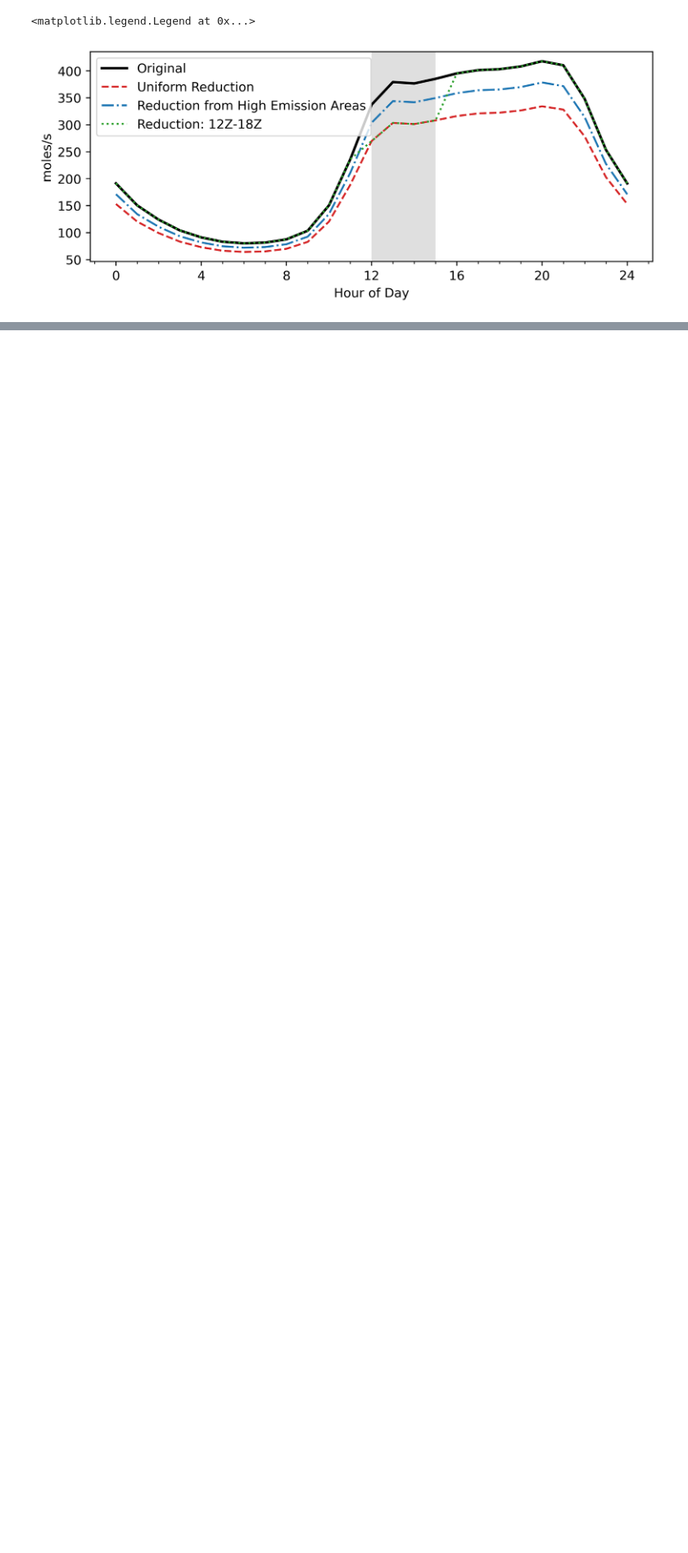
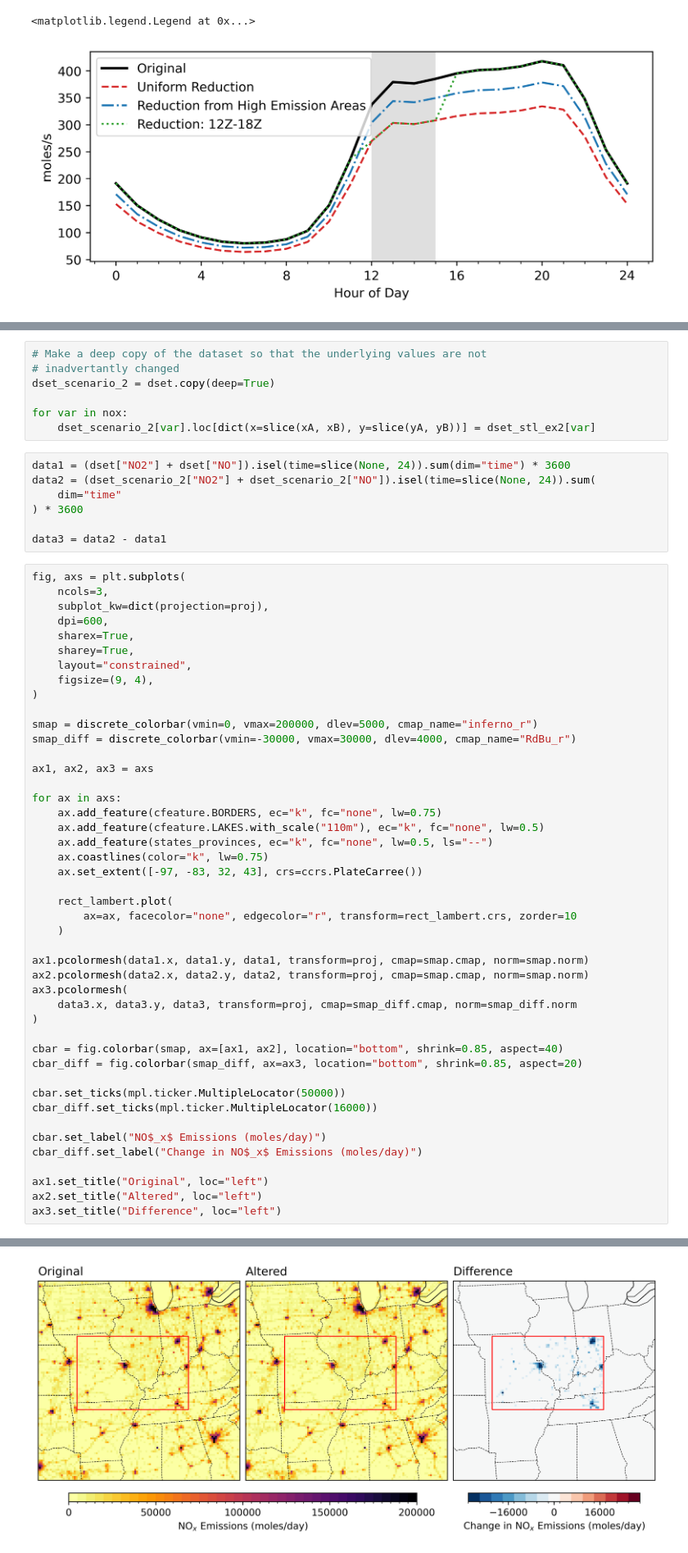
Before and after one commit to needham-michael/cmaq_visualization, a Jupyter notebook: examples/04_cmaq_emission_inputs.ipynb, the cells around one changed output, grey strips where cells are left out. Shown at 82% size. Drawn from its saved outputs; the diff is of its cells as text; blank space fills up the shorter version.

```diff
--- a/examples/04_cmaq_emission_inputs.ipynb
+++ b/examples/04_cmaq_emission_inputs.ipynb
@@ -336,0 +328,60 @@ Text(0.0, 1.0, '20% Reduction: 12Z-15Z')
+# %%
+# Make a deep copy of the dataset so that the underlying values are not
+# inadvertantly changed
+dset_scenario_2 = dset.copy(deep=True)
+
+for var in nox:
+    dset_scenario_2[var].loc[dict(x=slice(xA, xB), y=slice(yA, yB))] = dset_stl_ex2[var]
+# %%
+data1 = (dset["NO2"] + dset["NO"]).isel(time=slice(None, 24)).sum(dim="time") * 3600
+data2 = (dset_scenario_2["NO2"] + dset_scenario_2["NO"]).isel(time=slice(None, 24)).sum(
+    dim="time"
+) * 3600
+
+data3 = data2 - data1
+# %%
+fig, axs = plt.subplots(
+    ncols=3,
+    subplot_kw=dict(projection=proj),
+    dpi=600,
+    sharex=True,
+    sharey=True,
+    layout="constrained",
+    figsize=(9, 4),
+)
+
+smap = discrete_colorbar(vmin=0, vmax=200000, dlev=5000, cmap_name="inferno_r")
+smap_diff = discrete_colorbar(vmin=-30000, vmax=30000, dlev=4000, cmap_name="RdBu_r")
+
+ax1, ax2, ax3 = axs
+
+for ax in axs:
+    ax.add_feature(cfeature.BORDERS, ec="k", fc="none", lw=0.75)
+    ax.add_feature(cfeature.LAKES.with_scale("110m"), ec="k", fc="none", lw=0.5)
+    ax.add_feature(states_provinces, ec="k", fc="none", lw=0.5, ls="--")
+    ax.coastlines(color="k", lw=0.75)
+    ax.set_extent([-97, -83, 32, 43], crs=ccrs.PlateCarree())
+
+    rect_lambert.plot(
+        ax=ax, facecolor="none", edgecolor="r", transform=rect_lambert.crs, zorder=10
+    )
+
+ax1.pcolormesh(data1.x, data1.y, data1, transform=proj, cmap=smap.cmap, norm=smap.norm)
+ax2.pcolormesh(data2.x, data2.y, data2, transform=proj, cmap=smap.cmap, norm=smap.norm)
+ax3.pcolormesh(
+    data3.x, data3.y, data3, transform=proj, cmap=smap_diff.cmap, norm=smap_diff.norm
+)
+
+cbar = fig.colorbar(smap, ax=[ax1, ax2], location="bottom", shrink=0.85, aspect=40)
+cbar_diff = fig.colorbar(smap_diff, ax=ax3, location="bottom", shrink=0.85, aspect=20)
+
+cbar.set_ticks(mpl.ticker.MultipleLocator(50000))
+cbar_diff.set_ticks(mpl.ticker.MultipleLocator(16000))
+
+cbar.set_label("NO$_x$ Emissions (moles/day)")
+cbar_diff.set_label("Change in NO$_x$ Emissions (moles/day)")
+
+ax1.set_title("Original", loc="left")
+ax2.set_title("Altered", loc="left")
+ax3.set_title("Difference", loc="left")
+# %% [output]
@@ -336,0 +389 @@ Text(0.0, 1.0, '20% Reduction: 12Z-15Z')
+[figure, added]
```
Also changed, not shown: parts of 9 cells of this notebook.
